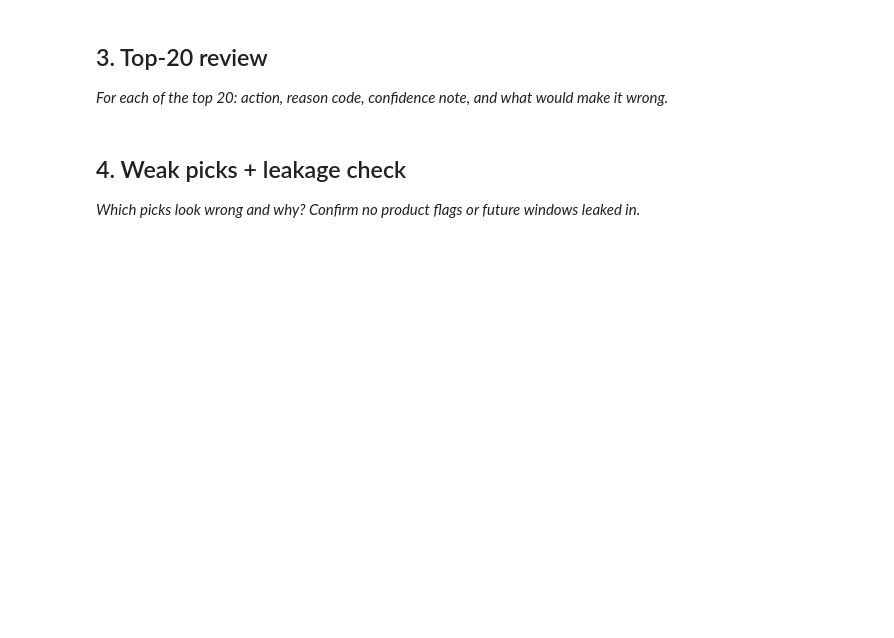
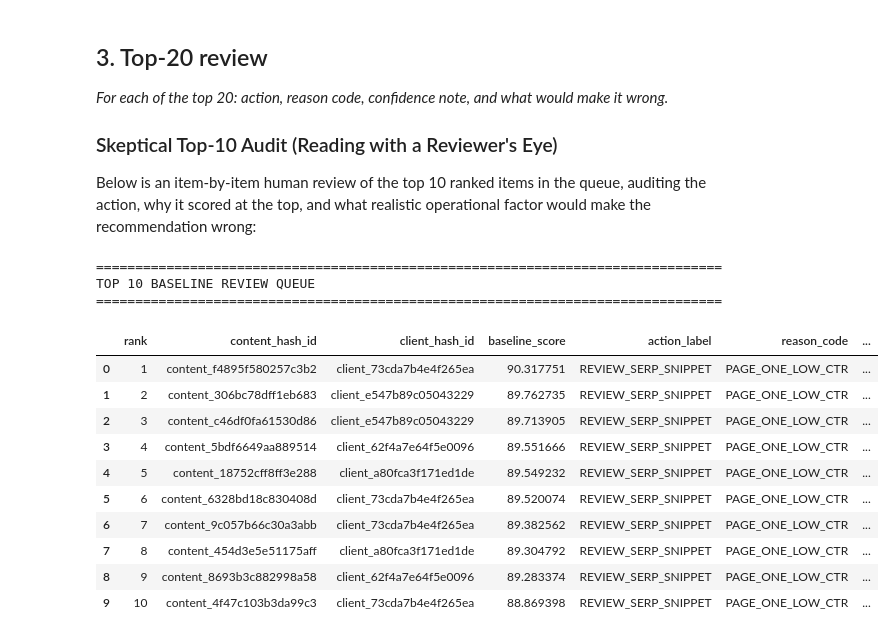
Before and after one commit to sultanofficial717/flyrank-ml-internship-talha, a Jupyter notebook: work/notebooks/w04_baseline_score.ipynb, the cells around one changed output. Cells and saved outputs as stored; diff of their text form; code cells hidden in the pictures; blank space fills up the shorter version.

Commit message:
Complete W04 baseline action score

```diff
--- a/work/notebooks/w04_baseline_score.ipynb
+++ b/work/notebooks/w04_baseline_score.ipynb
@@ -24,3 +331,7 @@ This skeleton is yours to fill. Work the sections **in order** — each one has
 ## 3. Top-20 review
 
 *For each of the top 20: action, reason code, confidence note, and what would make it wrong.*
+
+### Skeptical Top-10 Audit (Reading with a Reviewer's Eye)
+
+Below is an item-by-item human review of the top 10 ranked items in the queue, auditing the action, why it scored at the top, and what realistic operational factor would make the recommendation wrong:
@@ -30,4 +337,0 @@ This skeleton is yours to fill. Work the sections **in order** — each one has
-# %% [markdown]
-## 4. Weak picks + leakage check
-
-*Which picks look wrong and why? Confirm no product flags or future windows leaked in.*
@@ -36,0 +338,26 @@ This skeleton is yours to fill. Work the sections **in order** — each one has
+# %%
+# Display Top 10 Queue with relevant signals
+top10_df = df_ranked.head(10)[
+    ["rank", "content_hash_id", "client_hash_id", "baseline_score",
+     "action_label", "reason_code", "impressions_early", "avg_position_early",
+     "ctr_early", "active_days_early", "is_declining_target"]
+]
+print("=" * 80)
+print("TOP 10 BASELINE REVIEW QUEUE")
+print("=" * 80)
+display(top10_df)
+# %% [output]
+================================================================================
+TOP 10 BASELINE REVIEW QUEUE
+================================================================================
+|  | rank | content_hash_id | client_hash_id | baseline_score | action_label | reason_code | ... |
+| 0 | 1 | content_f4895f580257c3b2 | client_73cda7b4e4f265ea | 90.317751 | REVIEW_SERP_SNIPPET | PAGE_ONE_LOW_CTR | ... |
+| 1 | 2 | content_306bc78dff1eb683 | client_e547b89c05043229 | 89.762735 | REVIEW_SERP_SNIPPET | PAGE_ONE_LOW_CTR | ... |
+| 2 | 3 | content_c46df0fa61530d86 | client_e547b89c05043229 | 89.713905 | REVIEW_SERP_SNIPPET | PAGE_ONE_LOW_CTR | ... |
+| 3 | 4 | content_5bdf6649aa889514 | client_62f4a7e64f5e0096 | 89.551666 | REVIEW_SERP_SNIPPET | PAGE_ONE_LOW_CTR | ... |
+| 4 | 5 | content_18752cff8ff3e288 | client_a80fca3f171ed1de | 89.549232 | REVIEW_SERP_SNIPPET | PAGE_ONE_LOW_CTR | ... |
+| 5 | 6 | content_6328bd18c830408d | client_73cda7b4e4f265ea | 89.520074 | REVIEW_SERP_SNIPPET | PAGE_ONE_LOW_CTR | ... |
+| 6 | 7 | content_9c057b66c30a3abb | client_73cda7b4e4f265ea | 89.382562 | REVIEW_SERP_SNIPPET | PAGE_ONE_LOW_CTR | ... |
+| 7 | 8 | content_454d3e5e51175aff | client_a80fca3f171ed1de | 89.304792 | REVIEW_SERP_SNIPPET | PAGE_ONE_LOW_CTR | ... |
+| 8 | 9 | content_8693b3c882998a58 | client_62f4a7e64f5e0096 | 89.283374 | REVIEW_SERP_SNIPPET | PAGE_ONE_LOW_CTR | ... |
+| 9 | 10 | content_4f47c103b3da99c3 | client_73cda7b4e4f265ea | 88.869398 | REVIEW_SERP_SNIPPET | PAGE_ONE_LOW_CTR | ... |
```
Also changed, not shown: parts of 16 cells of this notebook, 2 other files.
